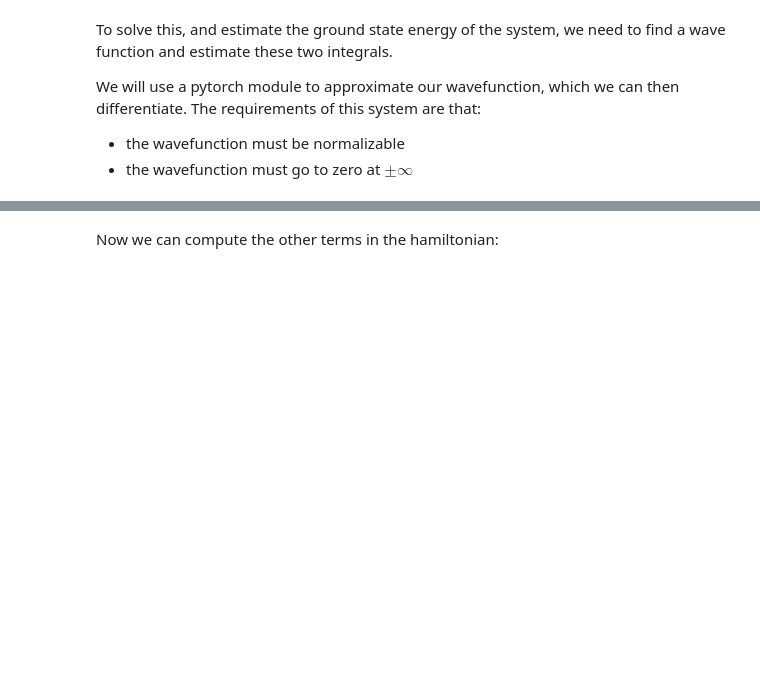
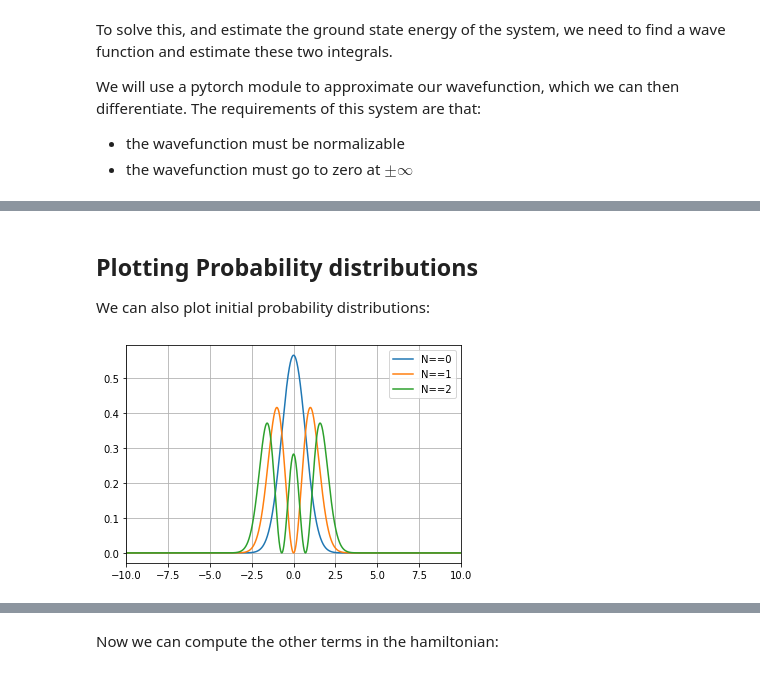
Before and after one commit to Nuclear-Physics-with-Machine-Learning/MLQM, a Jupyter notebook: Harmonic Oscillator.ipynb, the cells around one changed output, grey strips where cells are left out. Saved outputs shown, nothing was run; the diff lists cells and outputs as text; code cells hidden in the pictures; blank space fills up the shorter version.

```diff
--- a/Harmonic Oscillator.ipynb
+++ b/Harmonic Oscillator.ipynb
@@ -190,0 +329,17 @@ tensor(2.0000, grad_fn=<MulBackward0>)
+# %% [markdown]
+## Plotting Probability distributions
+
+We can also plot initial probability distributions:
+# %%
+plt.plot(x.detach(), (y_0**2).detach(), label="N==0")
+plt.plot(x.detach(), (y_1**2).detach(), label="N==1")
+plt.plot(x.detach(), (y_2**2).detach(), label="N==2")
+
+plt.xlim([-10,10])
+
+plt.legend()
+
+plt.grid(True)
+plt.show()
+# %% [output]
+[figure, added]
```
Also changed, not shown: parts of 99 cells of this notebook.
